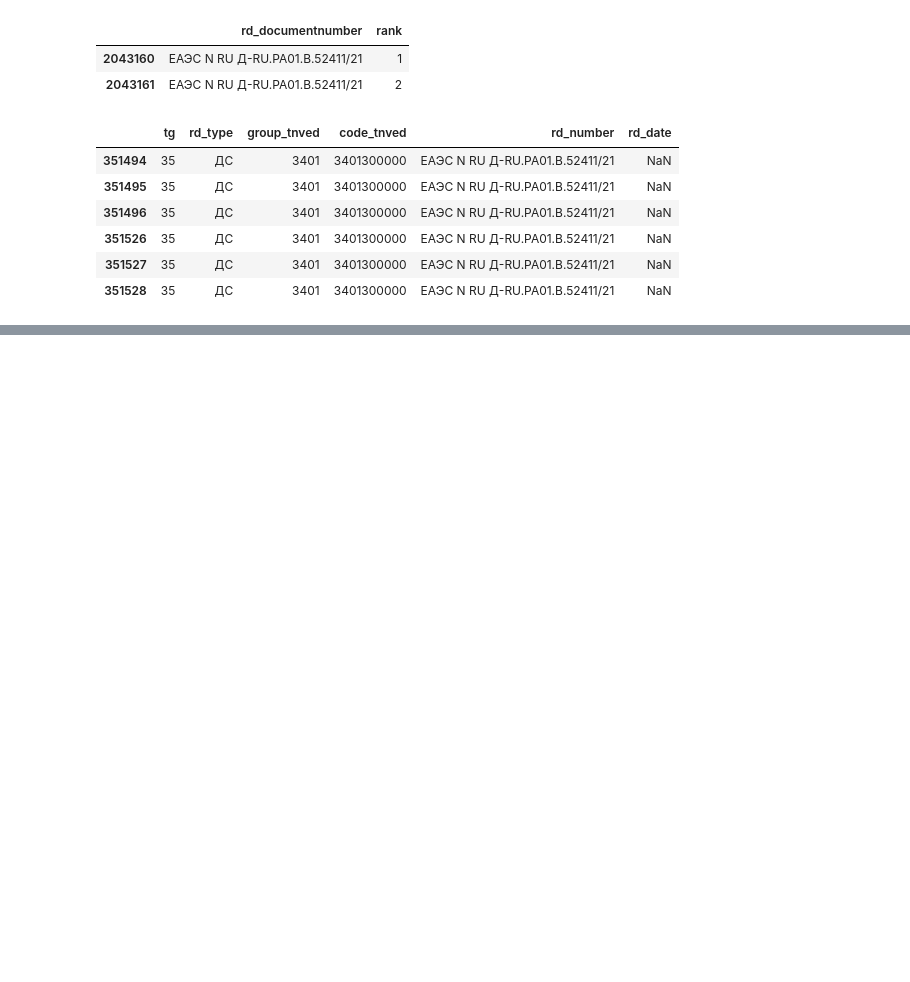
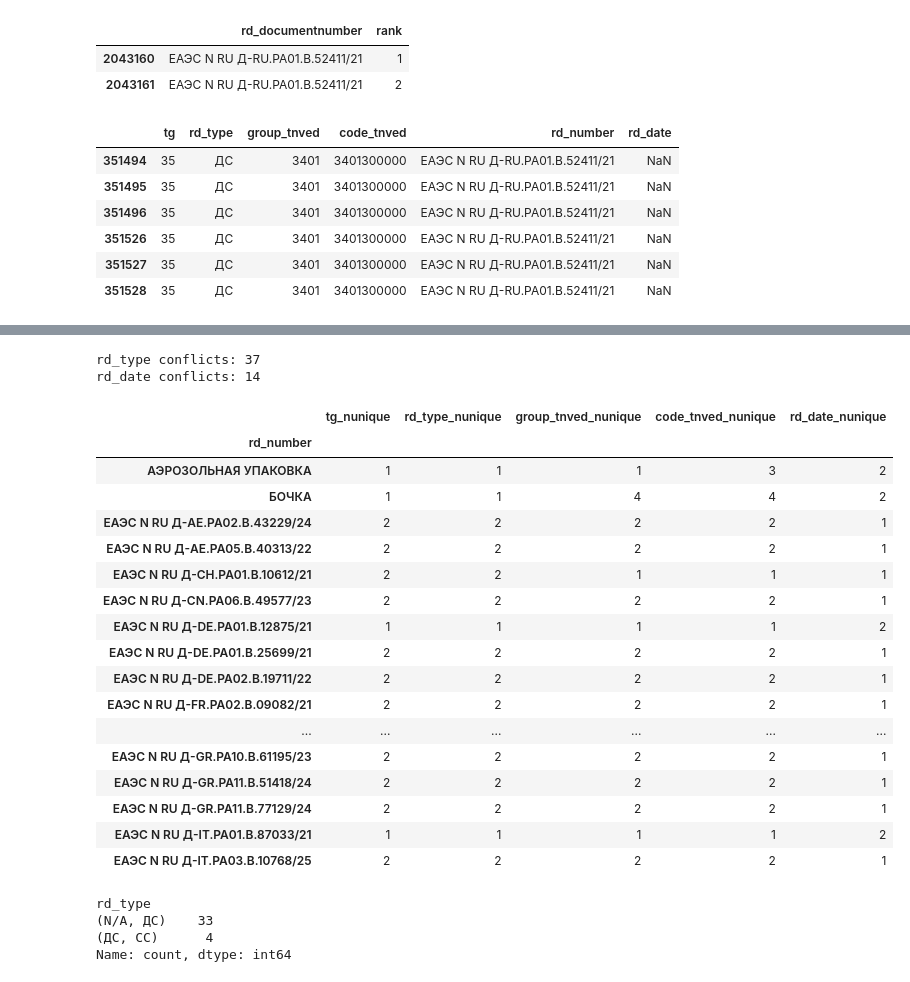
Before and after one commit to Shah29py/rd-classification-feature-engineering, a Jupyter notebook: notebooks/01_eda.ipynb, the cells around one changed output, grey strips where cells are left out. Cells and saved outputs as stored; diff of their text form; code cells hidden in the pictures; blank space fills up the shorter version.

```diff
--- a/notebooks/01_eda.ipynb
+++ b/notebooks/01_eda.ipynb
@@ -1136,0 +1584,66 @@ new_truth.loc[
+# %%
+truth_doc_check = (
+    truth_unique
+    .groupby("rd_number")
+    .agg(
+        tg_nunique=("tg", "nunique"),
+        rd_type_nunique=("rd_type", "nunique"),
+        group_tnved_nunique=("group_tnved", "nunique"),
+        code_tnved_nunique=("code_tnved", "nunique"),
+        rd_date_nunique=("rd_date", "nunique"),
+    )
+)
+
+print(
+    "rd_type conflicts:",
+    (truth_doc_check["rd_type_nunique"] > 1).sum()
+)
+
+print(
+    "rd_date conflicts:",
+    (truth_doc_check["rd_date_nunique"] > 1).sum()
+)
+# %% [output]
+rd_type conflicts: 37
+rd_date conflicts: 14
+# %%
+truth_doc_check[
+    (truth_doc_check["rd_type_nunique"] > 1) |
+    (truth_doc_check["rd_date_nunique"] > 1)
+].head(20)
+# %% [output]
+|  | tg_nunique | rd_type_nunique | group_tnved_nunique | code_tnved_nunique | rd_date_nunique |
+| rd_number |  |  |  |  |  |
+| АЭРОЗОЛЬНАЯ УПАКОВКА | 1 | 1 | 1 | 3 | 2 |
+| БОЧКА | 1 | 1 | 4 | 4 | 2 |
+| ЕАЭС N RU Д-AE.РА02.В.43229/24 | 2 | 2 | 2 | 2 | 1 |
+| ЕАЭС N RU Д-AE.РА05.В.40313/22 | 2 | 2 | 2 | 2 | 1 |
+| ЕАЭС N RU Д-CH.РА01.В.10612/21 | 2 | 2 | 1 | 1 | 1 |
+| ЕАЭС N RU Д-CN.РА06.В.49577/23 | 2 | 2 | 2 | 2 | 1 |
+| ЕАЭС N RU Д-DE.РА01.В.12875/21 | 1 | 1 | 1 | 1 | 2 |
+| ЕАЭС N RU Д-DE.РА01.В.25699/21 | 2 | 2 | 2 | 2 | 1 |
+| ЕАЭС N RU Д-DE.РА02.В.19711/22 | 2 | 2 | 2 | 2 | 1 |
+| ЕАЭС N RU Д-FR.РА02.В.09082/21 | 2 | 2 | 2 | 2 | 1 |
+| ... | ... | ... | ... | ... | ... |
+| ЕАЭС N RU Д-GR.РА10.В.61195/23 | 2 | 2 | 2 | 2 | 1 |
+| ЕАЭС N RU Д-GR.РА11.В.51418/24 | 2 | 2 | 2 | 2 | 1 |
+| ЕАЭС N RU Д-GR.РА11.В.77129/24 | 2 | 2 | 2 | 2 | 1 |
+| ЕАЭС N RU Д-IT.РА01.В.87033/21 | 1 | 1 | 1 | 1 | 2 |
+| ЕАЭС N RU Д-IT.РА03.В.10768/25 | 2 | 2 | 2 | 2 | 1 |
+# %%
+rd_type_conflicts = (
+    truth_unique
+    .groupby("rd_number")["rd_type"]
+    .agg(lambda x: tuple(sorted(set(x))))
+)
+
+rd_type_conflicts = rd_type_conflicts[
+    rd_type_conflicts.map(len) > 1
+]
+
+rd_type_conflicts.value_counts()
+# %% [output]
+rd_type
+(N/A, ДС)    33
+(ДС, СС)      4
+Name: count, dtype: int64
```
Also changed, not shown: parts of 66 cells of this notebook, 2 other files.
